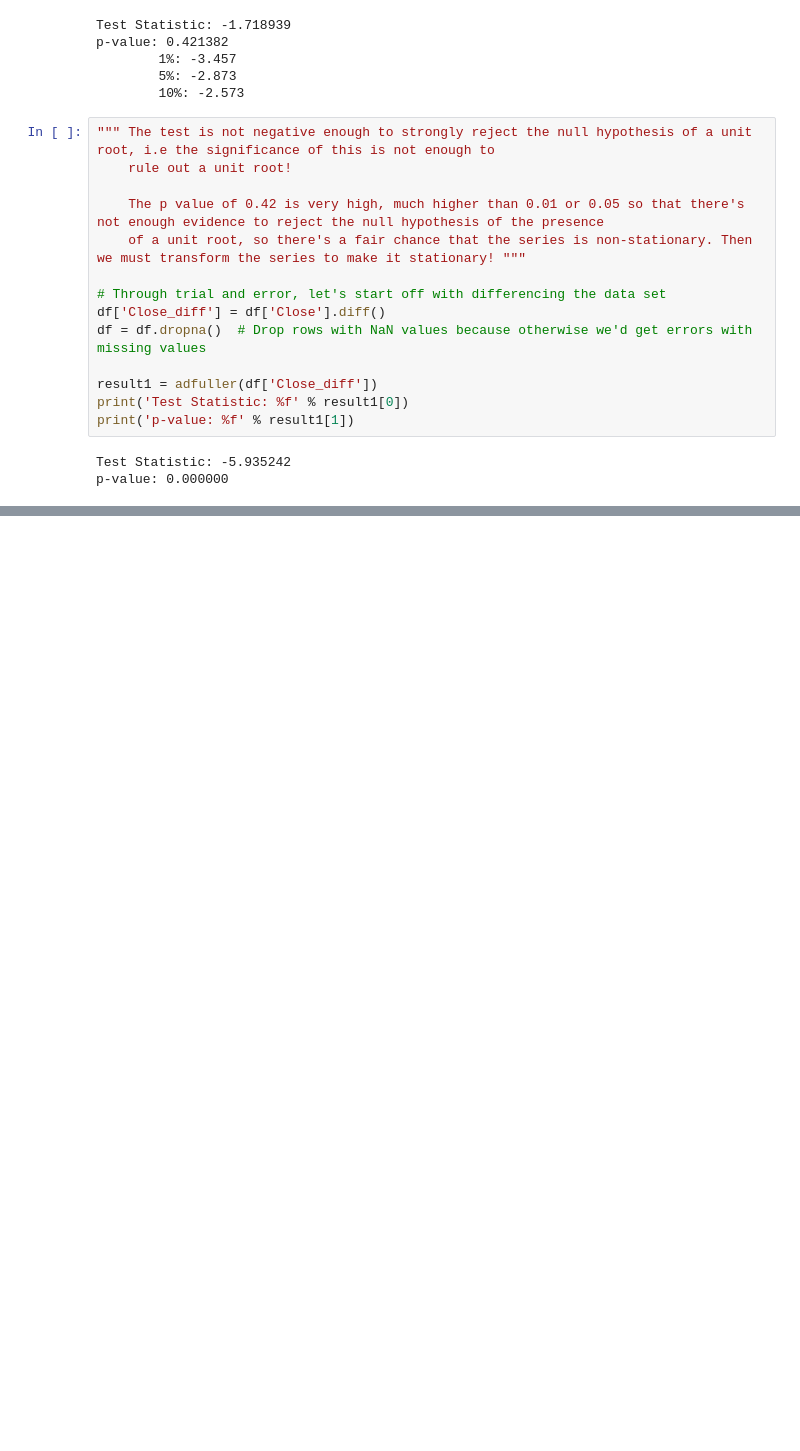
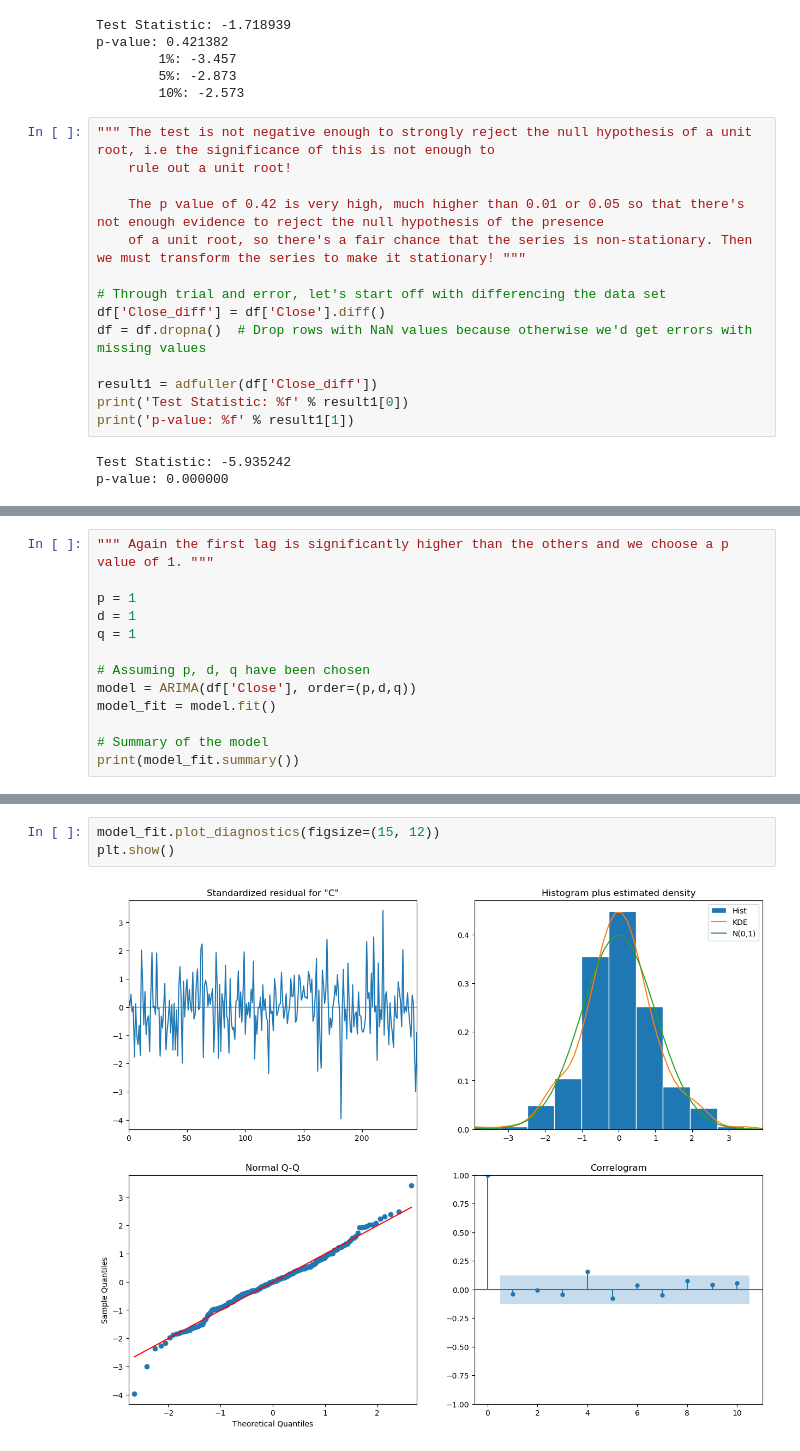
Before and after one commit to GisleGaren/ARIMA-Modelling, a Jupyter notebook: Tesla-Stock-Modelling/timeSeriesModel.ipynb, the cells around one changed output, grey strips where cells are left out. Saved outputs shown, nothing was run; the diff lists cells and outputs as text; blank space fills up the shorter version.

```diff
--- a/Tesla-Stock-Modelling/timeSeriesModel.ipynb
+++ b/Tesla-Stock-Modelling/timeSeriesModel.ipynb
@@ -131,0 +139,13 @@ print(f"R-squared (prediction percentage) score: {r2_score * 100:.2f}%") """
+# %%
+""" Again the first lag is significantly higher than the others and we choose a p value of 1. """
+
+p = 1
+d = 1
+q = 1
+
+# Assuming p, d, q have been chosen
+model = ARIMA(df['Close'], order=(p,d,q))
+model_fit = model.fit()
+
+# Summary of the model
+print(model_fit.summary())
@@ -131,0 +170,5 @@ print(f"R-squared (prediction percentage) score: {r2_score * 100:.2f}%") """
+# %%
+model_fit.plot_diagnostics(figsize=(15, 12))
+plt.show()
+# %% [output]
+[figure, added]
```
Also changed, not shown: parts of 8 cells of this notebook, 1 other file.
